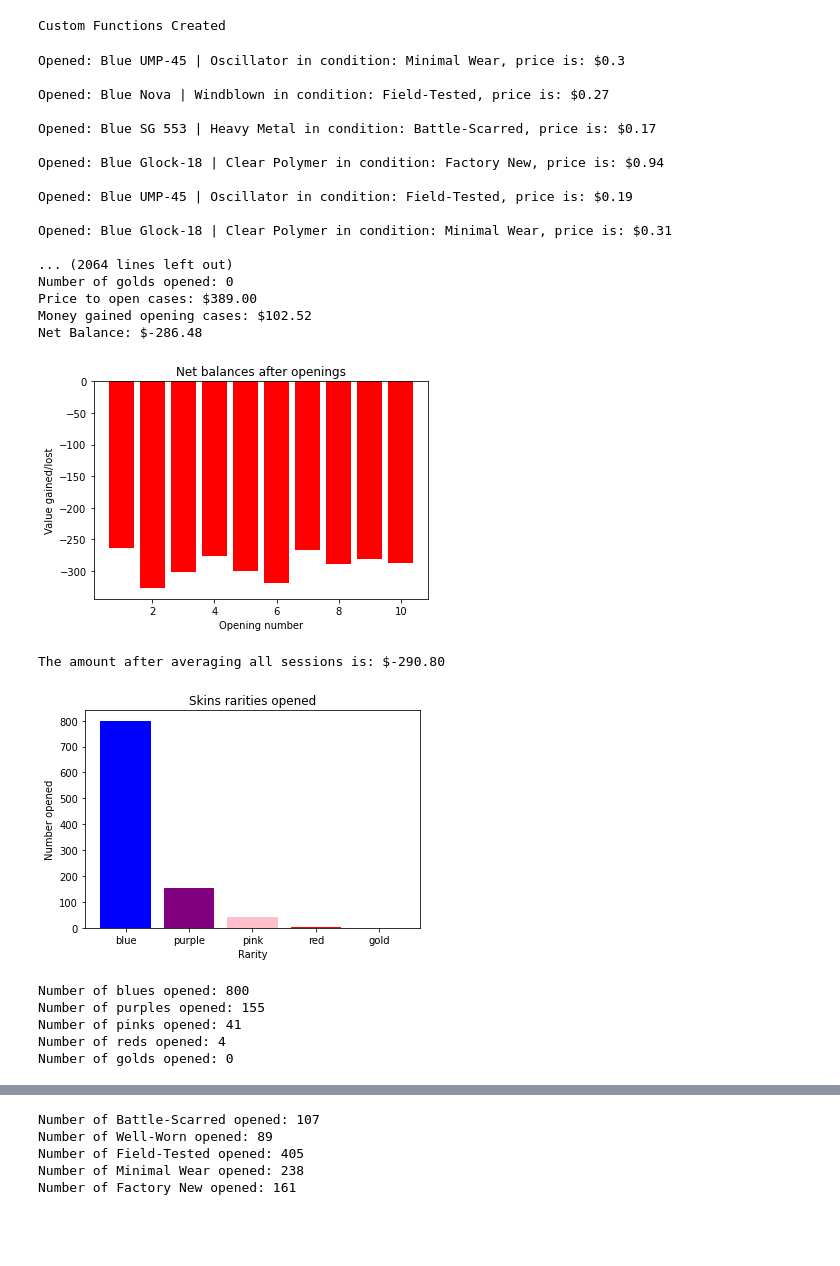
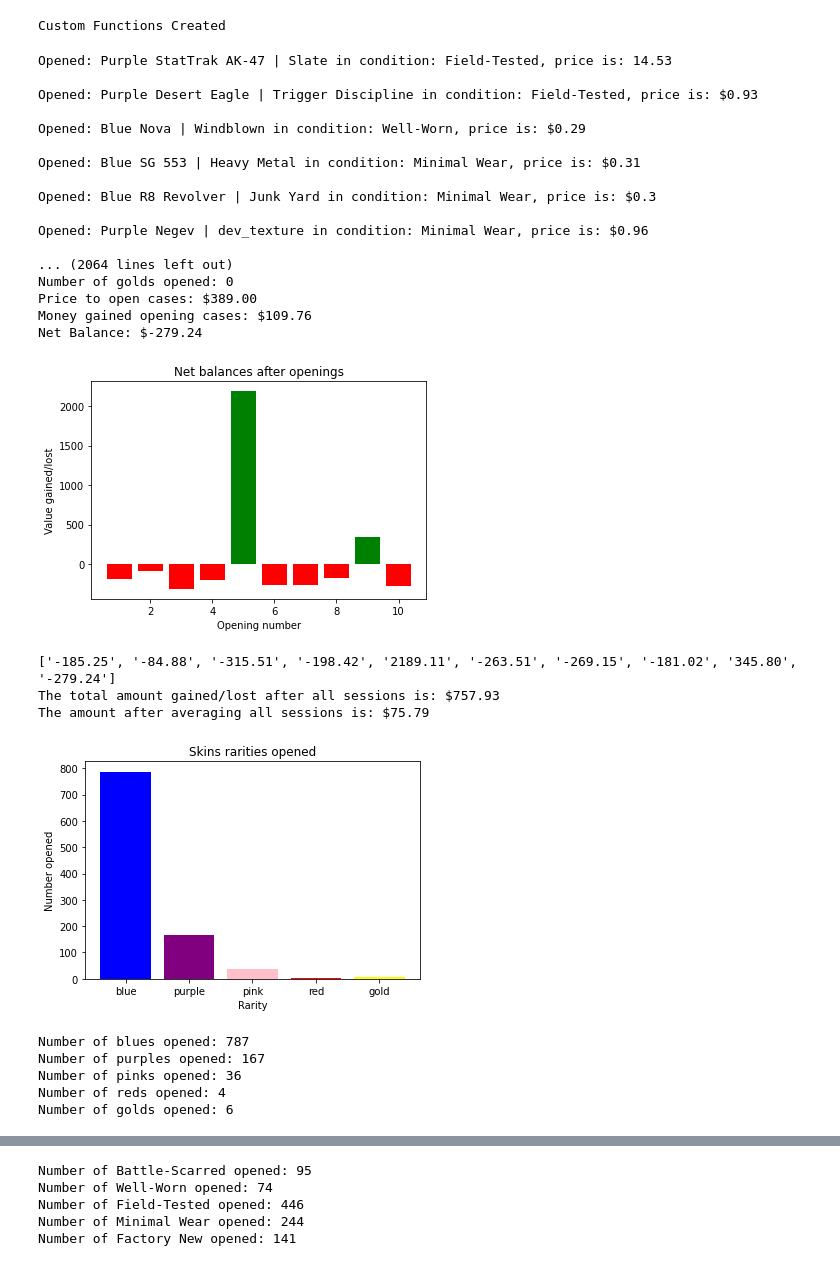
Before and after one commit to yash-patel268/CSGO-Snakebite-Case-Sim, a Jupyter notebook: main.ipynb, the cells around one changed output, grey strips where cells are left out. Drawn from its saved outputs; the diff is of its cells as text; code cells hidden in the pictures; blank space fills up the shorter version.

Commit message:
Open_case funtion now prints sum of sessions

```diff
--- a/main.ipynb
+++ b/main.ipynb
@@ -164,8 +164,11 @@ def open_cases(number_of_iterations, number_of_openings):
     plt.ylabel("Value gained/lost")
     plt.show()
 
+    print(iteration_arr)
     iteration_arr = np.array(iteration_arr, dtype=float)
     mean = np.mean(iteration_arr)
+    sum_arr = np.sum(iteration_arr)
+    print("The total amount gained/lost after all sessions is: $" + str(format(sum_arr, ".2f")))
     print("The amount after averaging all sessions is: $" + str(format(mean, ".2f")))
 
     plt.clf()
@@ -223,30 +226,32 @@ print("Custom Functions Created")
 # %% [output]
 Custom Functions Created
 # %%
-data_points = open_cases(10, 100)
+open_cases(10, 100)
 # %% [output]
-Opened: Blue UMP-45 | Oscillator in condition: Minimal Wear, price is: $0.3
+Opened: Purple StatTrak AK-47 | Slate in condition: Field-Tested, price is: 14.53
 
-Opened: Blue Nova | Windblown in condition: Field-Tested, price is: $0.27
+Opened: Purple Desert Eagle | Trigger Discipline in condition: Field-Tested, price is: $0.93
 
-Opened: Blue SG 553 | Heavy Metal in condition: Battle-Scarred, price is: $0.17
+Opened: Blue Nova | Windblown in condition: Well-Worn, price is: $0.29
 
-Opened: Blue Glock-18 | Clear Polymer in condition: Factory New, price is: $0.94
+Opened: Blue SG 553 | Heavy Metal in condition: Minimal Wear, price is: $0.31
 
-Opened: Blue UMP-45 | Oscillator in condition: Field-Tested, price is: $0.19
+Opened: Blue R8 Revolver | Junk Yard in condition: Minimal Wear, price is: $0.3
 
-Opened: Blue Glock-18 | Clear Polymer in condition: Minimal Wear, price is: $0.31
+Opened: Purple Negev | dev_texture in condition: Minimal Wear, price is: $0.96
 
 ... (2064 lines left out)
 Number of golds opened: 0
 Price to open cases: $389.00
-Money gained opening cases: $102.52
-Net Balance: $-286.48
+Money gained opening cases: $109.76
+Net Balance: $-279.24
-[figure, old version]
+[figure, new version]
-The amount after averaging all sessions is: $-290.80
+['-185.25', '-84.88', '-315.51', '-198.42', '2189.11', '-263.51', '-269.15', '-181.02', '345.80', '-279.24']
+The total amount gained/lost after all sessions is: $757.93
+The amount after averaging all sessions is: $75.79
-[figure, old version]
+[figure, new version]
-Number of blues opened: 800
-Number of purples opened: 155
-Number of pinks opened: 41
+Number of blues opened: 787
+Number of purples opened: 167
+Number of pinks opened: 36
 Number of reds opened: 4
-Number of golds opened: 0
+Number of golds opened: 6
@@ -254,5 +259,5 @@ Number of golds opened: 0
-Number of Battle-Scarred opened: 107
-Number of Well-Worn opened: 89
-Number of Field-Tested opened: 405
-Number of Minimal Wear opened: 238
-Number of Factory New opened: 161
+Number of Battle-Scarred opened: 95
+Number of Well-Worn opened: 74
+Number of Field-Tested opened: 446
+Number of Minimal Wear opened: 244
+Number of Factory New opened: 141
```
Also changed, not shown: parts of 3 cells of this notebook.
